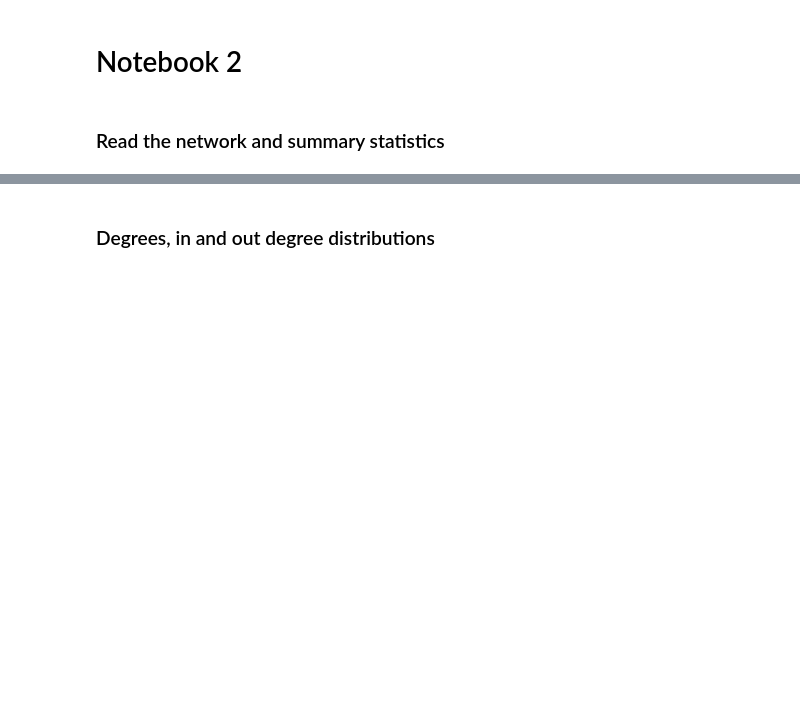
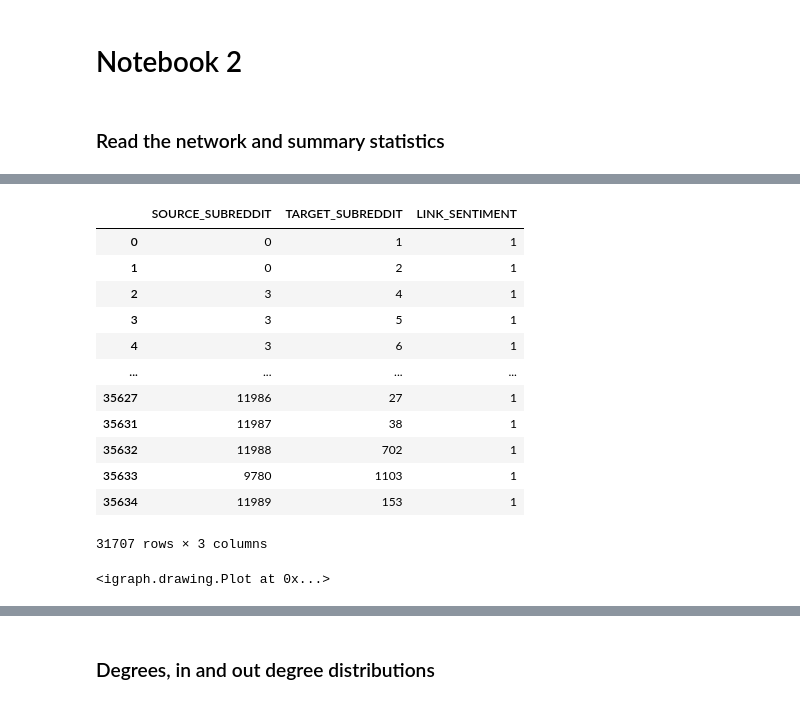
Before and after one commit to Ispanicus/Reddit_network_analysis, a Jupyter notebook: Project.ipynb, the cells around one changed output, grey strips where cells are left out. Saved outputs shown, nothing was run; the diff lists cells and outputs as text; code cells hidden in the pictures; blank space fills up the shorter version.

```diff
--- a/Project.ipynb
+++ b/Project.ipynb
@@ -42,0 +62,30 @@ Average out degree:   2.8481
+# %%
+dic = {}
+i = 0
+for x in G_BAD.iterrows():
+    source = x[1][0]
+    target = x[1][1]
+    if source not in dic:
+        dic[source] = i
+        i += 1
+    if target not in dic:
+        dic[target] = i
+        i+= 1
+# %%
+G_BAD = G_BAD.replace(to_replace=dic)
+# %%
+G_BAD
+# %% [output]
+|  | SOURCE_SUBREDDIT | TARGET_SUBREDDIT | LINK_SENTIMENT |
+| 0 | 0 | 1 | 1 |
+| 1 | 0 | 2 | 1 |
+| 2 | 3 | 4 | 1 |
+| 3 | 3 | 5 | 1 |
+| 4 | 3 | 6 | 1 |
+| ... | ... | ... | ... |
+| 35627 | 11986 | 27 | 1 |
+| 35631 | 11987 | 38 | 1 |
+| 35632 | 11988 | 702 | 1 |
+| 35633 | 9780 | 1103 | 1 |
+| 35634 | 11989 | 153 | 1 |
+31707 rows × 3 columns
@@ -42,0 +100,12 @@ Average out degree:   2.8481
+# %%
+visual_style = dict()
+
+layout = giant.layout_fruchterman_reingold()
+visual_style["layout"] = layout
+visual_style["bbox"] = (2000, 2000)
+visual_style["margin"] = 100
+ig.plot(giant, **visual_style, vertex_label = vertex_labels)
+
+#ig.plot(vertex.giant(), vertex_label = vertex_labels)
+# %% [output]
+<igraph.drawing.Plot at 0x...>
```
Also changed, not shown: parts of 16 cells of this notebook, 3 other files.
